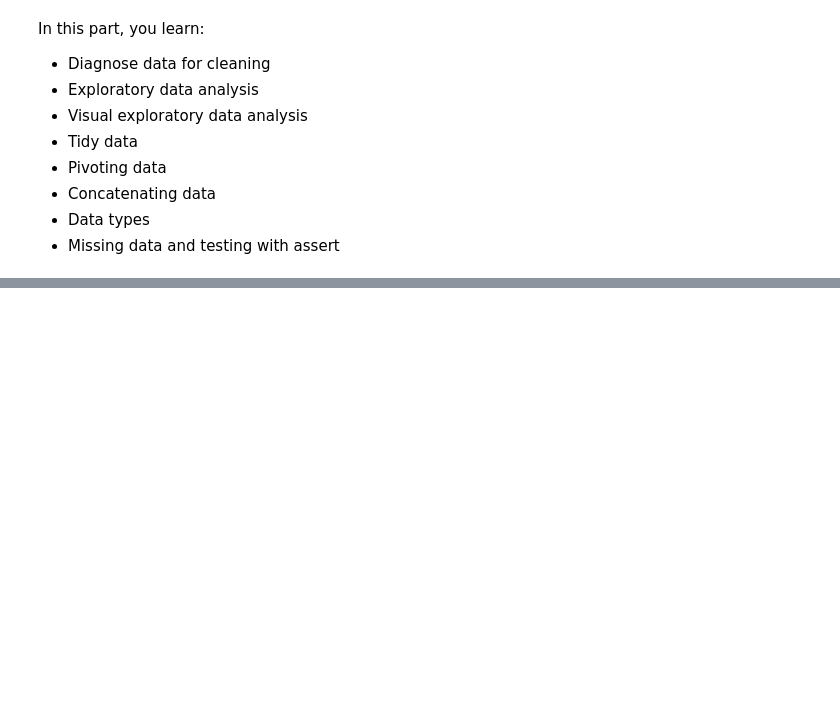
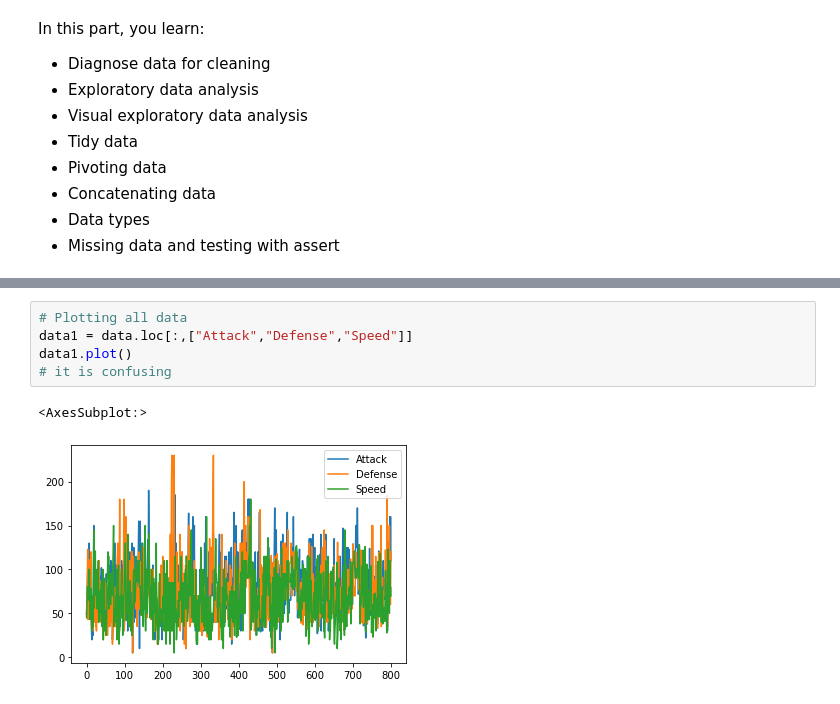
Before and after one commit to halimocakli/IntroductionToMachineLearning, a Jupyter notebook: Data Science Tutorial/DataScienceTutorial.ipynb, the cells around one changed output, grey strips where cells are left out. Drawn from its saved outputs; the diff is of its cells as text; blank space fills up the shorter version.

```diff
--- a/Data Science Tutorial/DataScienceTutorial.ipynb
+++ b/Data Science Tutorial/DataScienceTutorial.ipynb
@@ -1295,0 +1390,8 @@ In this part, you learn:
+# %%
+# Plotting all data
+data1 = data.loc[:,["Attack","Defense","Speed"]]
+data1.plot()
+# it is confusing
+# %% [output]
+<AxesSubplot:>
+[figure, added]
```
Also changed, not shown: parts of 33 cells of this notebook.
